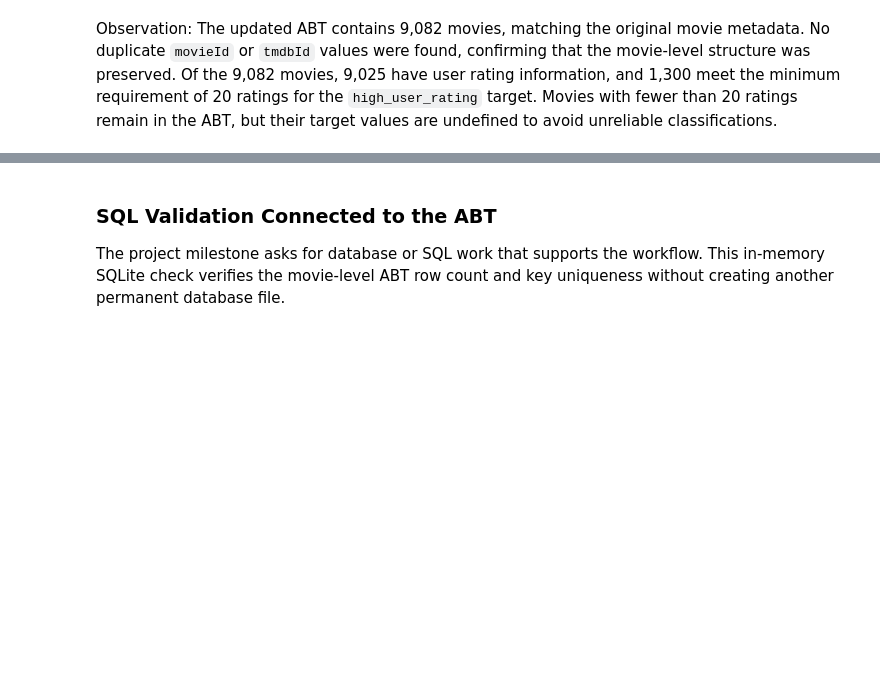
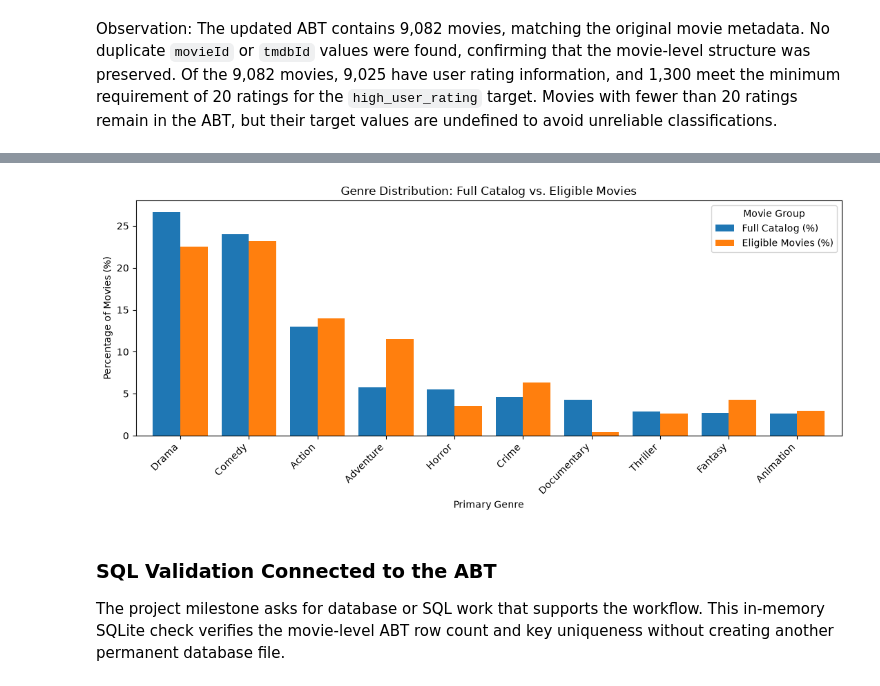
Before and after one commit to kalshaikhli/ban6003-movies-project-Karrar, a Jupyter notebook: notebooks/movies_project_starter.ipynb, the cells around one changed output, grey strips where cells are left out. Cells and saved outputs as stored; diff of their text form; code cells hidden in the pictures; blank space fills up the shorter version.

Commit message:
Add graph

```diff
--- a/notebooks/movies_project_starter.ipynb
+++ b/notebooks/movies_project_starter.ipynb
@@ -835,3 +835,23 @@ dtype: int64
 | imdb_id | 0.000000 |
 # %% [markdown]
 Observation: The updated ABT contains 9,082 movies, matching the original movie metadata. No duplicate `movieId` or `tmdbId` values were found, confirming that the movie-level structure was preserved. Of the 9,082 movies, 9,025 have user rating information, and 1,300 meet the minimum requirement of 20 ratings for the `high_user_rating` target. Movies with fewer than 20 ratings remain in the ABT, but their target values are undefined to avoid unreliable classifications.
+# %%
+# Karrar note: Day 4 - Evaluate the 3.75 rating cutoff
+
+eligible_movies = abt[abt["rating_target_eligible"]].copy()
+
+print("Total eligible movies:", len(eligible_movies))
+
+print("\nAverage rating statistics:")
+print(eligible_movies["user_rating_mean"].describe())
+
+print("\nHigh-rating classification (cutoff = 3.75):")
+print(eligible_movies["high_user_rating"].value_counts())
+
+print("\nHigh-rating classification percentages:")
+print(
+    eligible_movies["high_user_rating"]
+    .value_counts(normalize=True)
+    .mul(100)
+    .round(2)
+)
@@ -838,3 +961,27 @@ Observation: The updated ABT contains 9,082 movies, matching the original movie
+# %%
+# Karrar note: Day 4 - Visualize genre selection bias
+
+import matplotlib.pyplot as plt
+
+ax = genre_comparison.loc[
+    top_genres,
+    ["Full Catalog (%)", "Eligible Movies (%)"]
+].plot(
+    kind="bar",
+    figsize=(11, 5),
+    width=0.8
+)
+
+ax.set_title("Genre Distribution: Full Catalog vs. Eligible Movies")
+ax.set_xlabel("Primary Genre")
+ax.set_ylabel("Percentage of Movies (%)")
+
+plt.xticks(rotation=45, ha="right")
+plt.legend(title="Movie Group")
+plt.tight_layout()
+plt.show()
+# %% [output]
+[figure, added]
 # %% [markdown]
 ### SQL Validation Connected to the ABT
 
```
Also changed, not shown: parts of 5 cells of this notebook.
